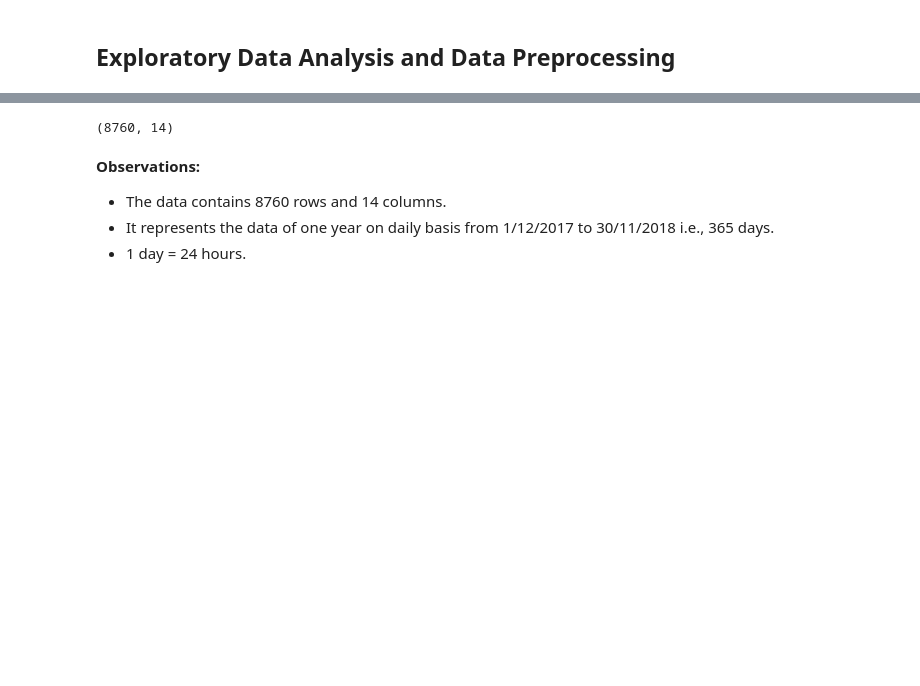
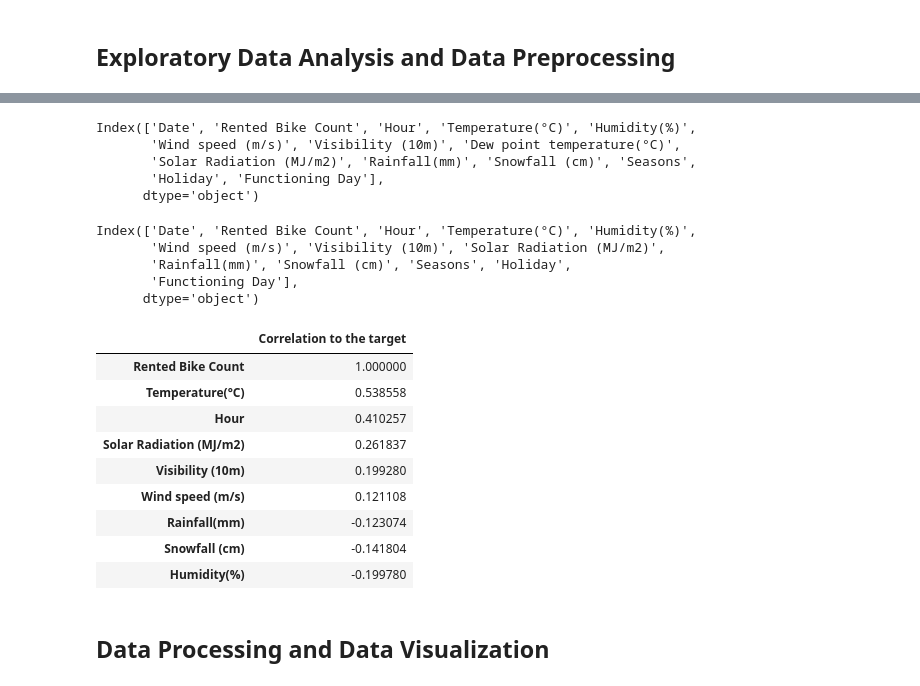
Before and after one commit to anupstar100/Seoul-Bike-Sharing-Demand-Prediction, a Jupyter notebook: SML_Capstone_Project_Bike_Sharing_Demand_Prediction_Capstone_Project.ipynb, the cells around one changed output, grey strips where cells are left out. Saved outputs shown, nothing was run; the diff lists cells and outputs as text; code cells hidden in the pictures; blank space fills up the shorter version.

```diff
--- a/SML_Capstone_Project_Bike_Sharing_Demand_Prediction_Capstone_Project.ipynb
+++ b/SML_Capstone_Project_Bike_Sharing_Demand_Prediction_Capstone_Project.ipynb
@@ -75,9 +183,8 @@ df.tail()
 # %%
-df.shape
+df.columns
 # %% [output]
-(8760, 14)
+Index(['Date', 'Rented Bike Count', 'Hour', 'Temperature(°C)', 'Humidity(%)',
+       'Wind speed (m/s)', 'Visibility (10m)', 'Dew point temperature(°C)',
+       'Solar Radiation (MJ/m2)', 'Rainfall(mm)', 'Snowfall (cm)', 'Seasons',
+       'Holiday', 'Functioning Day'],
+      dtype='object')
-# %% [markdown]
-**Observations:**
-* The data contains 8760 rows and 14 columns.
-* It represents the data of one year on daily basis from 1/12/2017 to 30/11/2018 i.e., 365 days.
-* 1 day = 24 hours.
@@ -83,0 +195,25 @@ df.shape
+# %%
+df.columns
+# %% [output]
+Index(['Date', 'Rented Bike Count', 'Hour', 'Temperature(°C)', 'Humidity(%)',
+       'Wind speed (m/s)', 'Visibility (10m)', 'Solar Radiation (MJ/m2)',
+       'Rainfall(mm)', 'Snowfall (cm)', 'Seasons', 'Holiday',
+       'Functioning Day'],
+      dtype='object')
+# %%
+# LIST OF SORTED CORRELATION OF TVARIABLES TO THE TARGET
+
+pd.DataFrame(df.corr().unstack().sort_values(ascending = False)['Rented Bike Count'], columns = ['Correlation to the target']).style.background_gradient(cmap = sns.light_palette("red", as_cmap=True))
+# %% [output]
+|  | Correlation to the target |
+| Rented Bike Count | 1.000000 |
+| Temperature(°C) | 0.538558 |
+| Hour | 0.410257 |
+| Solar Radiation (MJ/m2) | 0.261837 |
+| Visibility (10m) | 0.199280 |
+| Wind speed (m/s) | 0.121108 |
+| Rainfall(mm) | -0.123074 |
+| Snowfall (cm) | -0.141804 |
+| Humidity(%) | -0.199780 |
+# %% [markdown]
+## **Data Processing and Data Visualization**
```
Also changed, not shown: parts of 12 cells of this notebook.
